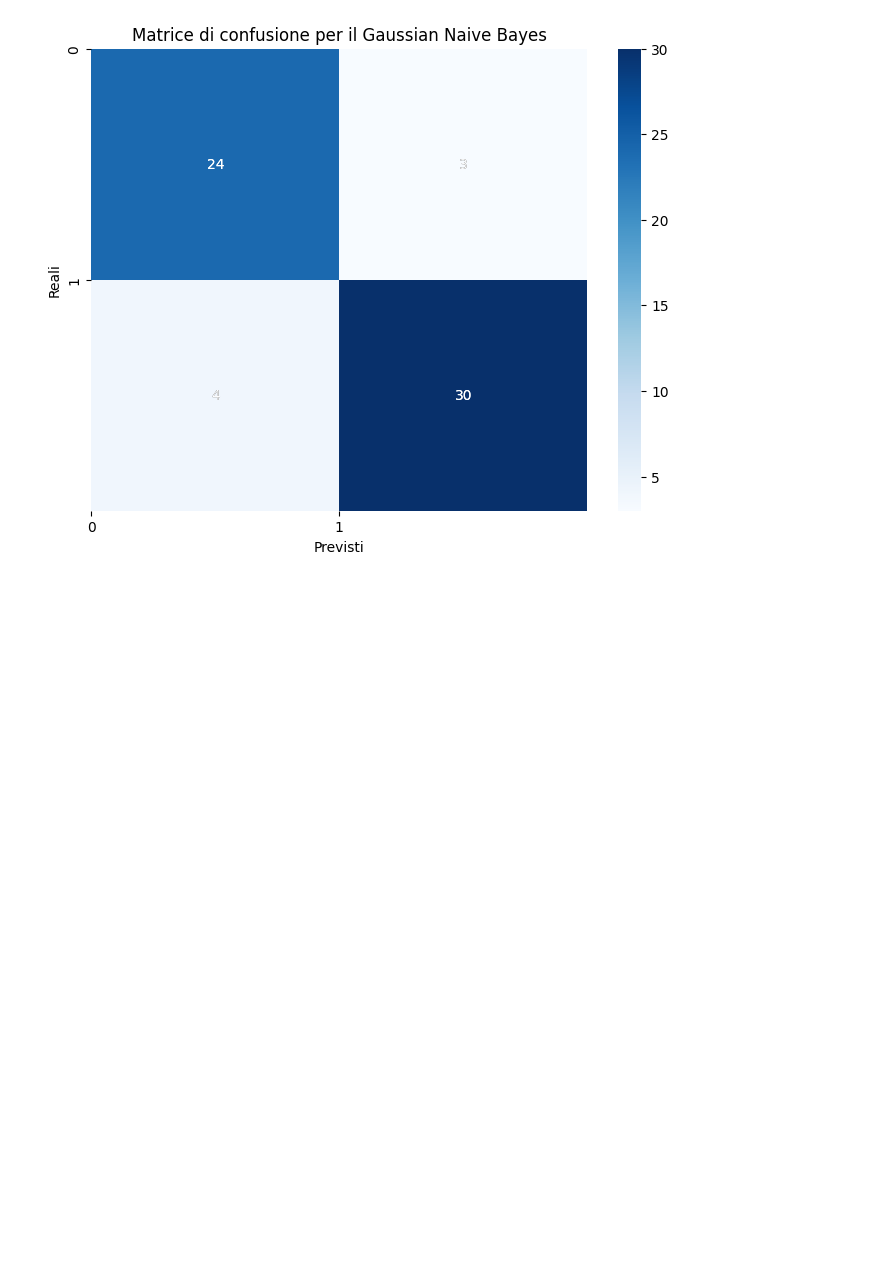
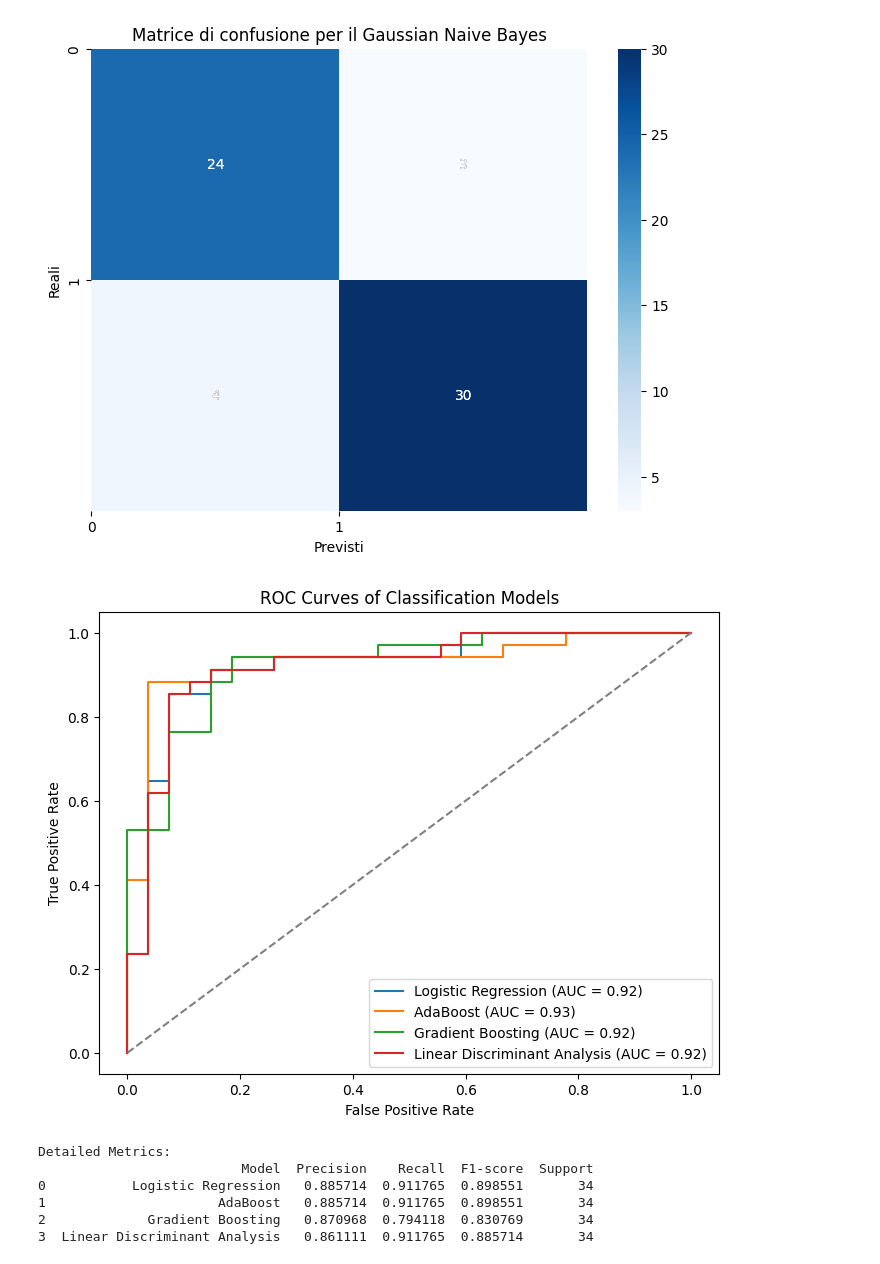
Before and after one commit to Antonet99/ClimateChangeHeartWine-statsmodel, a Jupyter notebook: Classificazione_clustering/Heart Attack/heart_attack.ipynb, the cells around one changed output. Saved outputs shown, nothing was run; the diff lists cells and outputs as text; code cells hidden in the pictures; blank space fills up the shorter version.

Commit message:
roc + new model

```diff
--- a/Classificazione_clustering/Heart Attack/heart_attack.ipynb
+++ b/Classificazione_clustering/Heart Attack/heart_attack.ipynb
@@ -214,7 +214,7 @@ plt.show()
 # %% [output]
 [figure]
 # %%
-heart = pd.read_csv('/Users/antoniobaio/Desktop/Progetti/ProgettiDS/statsmodel/Classificazione/Heart Attack/dataset/heart.csv')
+heart = pd.read_csv('/Users/antoniobaio/Desktop/Progetti/ProgettiDS/statsmodel/Classificazione_clustering/Heart Attack/dataset/heart.csv')
 heart.drop_duplicates(keep='first',inplace=True)
 
 x = heart.iloc[:, 1:-1].values
@@ -604,3 +604,66 @@ plt.show()
 # %% [output]
 The accuracy of Gaussian Naive Bayes model is:  88.52459016393442 %
 [figure]
+# %%
+import pandas as pd
+import matplotlib.pyplot as plt
+import numpy as np
+from sklearn.linear_model import LogisticRegression
+from sklearn.ensemble import AdaBoostClassifier, GradientBoostingClassifier
+from sklearn.discriminant_analysis import LinearDiscriminantAnalysis
+from sklearn.metrics import roc_curve, auc, precision_score, recall_score, f1_score, classification_report
+from sklearn.model_selection import train_test_split
+from sklearn.preprocessing import StandardScaler
+
+
+# Inizializza i modelli di classificazione
+models = {
+    'Logistic Regression': LogisticRegression(),
+    'AdaBoost': AdaBoostClassifier(),
+    'Gradient Boosting': GradientBoostingClassifier(),
+    'Linear Discriminant Analysis': LinearDiscriminantAnalysis()
+}
+
+# Esegui il training dei modelli e calcola le metriche
+classification_reports = []
+
+plt.figure(figsize=(8, 6))
+for model_name, model in models.items():
+    model.fit(x_train, y_train)
+    y_pred = model.predict_proba(x_test)[:, 1]
+    fpr, tpr, _ = roc_curve(y_test, y_pred)
+    roc_auc = auc(fpr, tpr)
+    classification = classification_report(y_test, y_pred.round(), output_dict=True)
+    classification_reports.append(classification)
+
+    plt.plot(fpr, tpr, label=model_name + ' (AUC = %.2f)' % roc_auc)
+
+plt.plot([0, 1], [0, 1], linestyle='--', color='gray')
+plt.xlabel('False Positive Rate')
+plt.ylabel('True Positive Rate')
+plt.title('ROC Curves of Classification Models')
+plt.legend()
+plt.show()
+
+# Creazione del DataFrame con le metriche di valutazione dettagliate
+detailed_metrics = []
+for model_name, classification in zip(models.keys(), classification_reports):
+    precision = classification['1']['precision']
+    recall = classification['1']['recall']
+    f1 = classification['1']['f1-score']
+    support = classification['1']['support']
+    detailed_metrics.append([model_name, precision, recall, f1, support])
+
+detailed_metrics_df = pd.DataFrame(detailed_metrics, columns=['Model', 'Precision', 'Recall', 'F1-score', 'Support'])
+
+# Stampa del DataFrame con le metriche di valutazione dettagliate
+print("Detailed Metrics:")
+print(detailed_metrics_df)
+# %% [output]
+[figure, added]
+Detailed Metrics:
+                          Model  Precision    Recall  F1-score  Support
+0           Logistic Regression   0.885714  0.911765  0.898551       34
+1                      AdaBoost   0.885714  0.911765  0.898551       34
+2             Gradient Boosting   0.870968  0.794118  0.830769       34
+3  Linear Discriminant Analysis   0.861111  0.911765  0.885714       34
```
Also changed, not shown: parts of 5 cells of this notebook.
